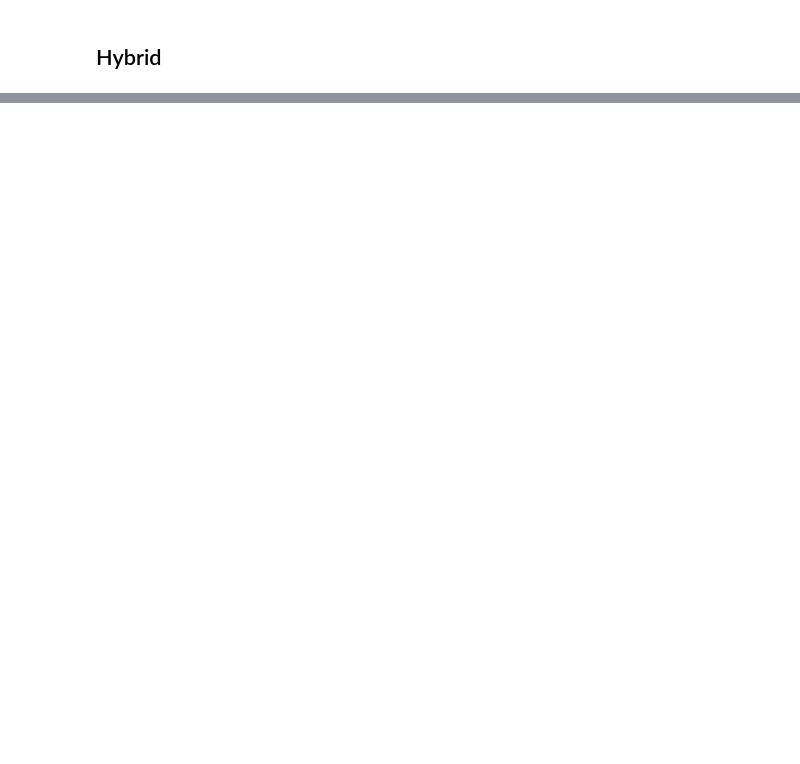
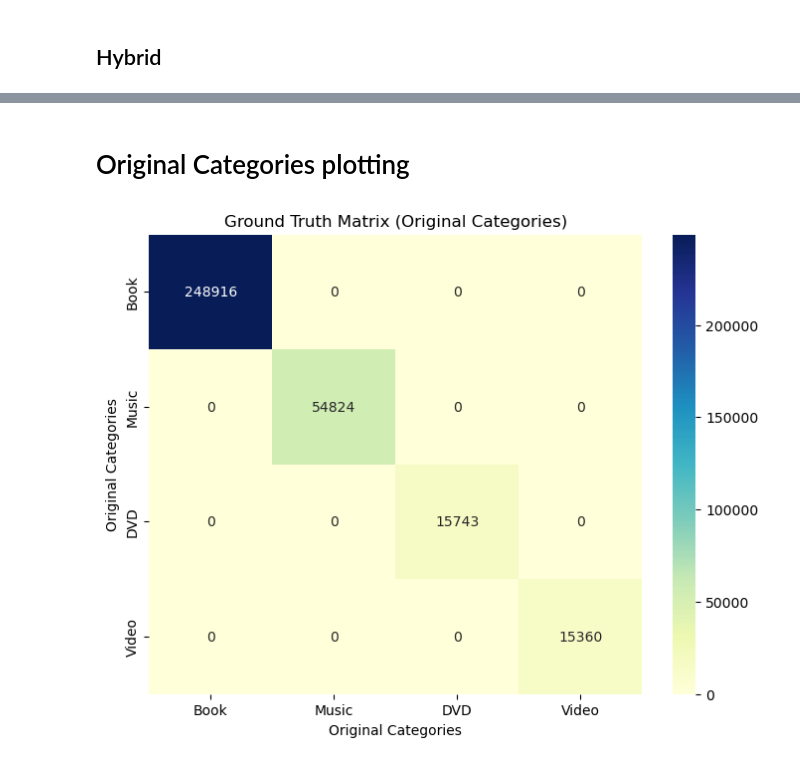
Before and after one commit to raozzo/ProgettoLFN, a Jupyter notebook: Code/notebooks/print.ipynb, the cells around one changed output, grey strips where cells are left out. Saved outputs shown, nothing was run; the diff lists cells and outputs as text; code cells hidden in the pictures; blank space fills up the shorter version.

```diff
--- a/Code/notebooks/print.ipynb
+++ b/Code/notebooks/print.ipynb
@@ -250,0 +531,31 @@ plt.show()
+# %% [markdown]
+# Original Categories plotting
+# %%
+# Original clustering
+# Print the original clustering figure
+
+# Extract ground truth groups from the graph
+groups_dict = nx.get_node_attributes(G_loaded, 'group')
+groups_series = pd.Series(groups_dict)
+
+# Count occurrences of each category
+counts = groups_series.value_counts()
+categories = counts.index.tolist()
+
+# Make an empty confusion matrix
+gt_matrix = pd.DataFrame(0, index=categories, columns=categories)
+
+# Fill the diagonal with the real counts
+for cat in categories:
+    gt_matrix.loc[cat, cat] = counts[cat]
+
+# Visualization
+plt.figure(figsize=(8, 6))
+sns.heatmap(gt_matrix, annot=True, fmt='d', cmap='YlGnBu')
+
+plt.title('Ground Truth Matrix (Original Categories)')
+plt.xlabel('Original Categories')
+plt.ylabel('Original Categories')
+plt.show()
+# %% [output]
+[figure, added]
```
Also changed, not shown: parts of 35 cells of this notebook, 4 other files.
